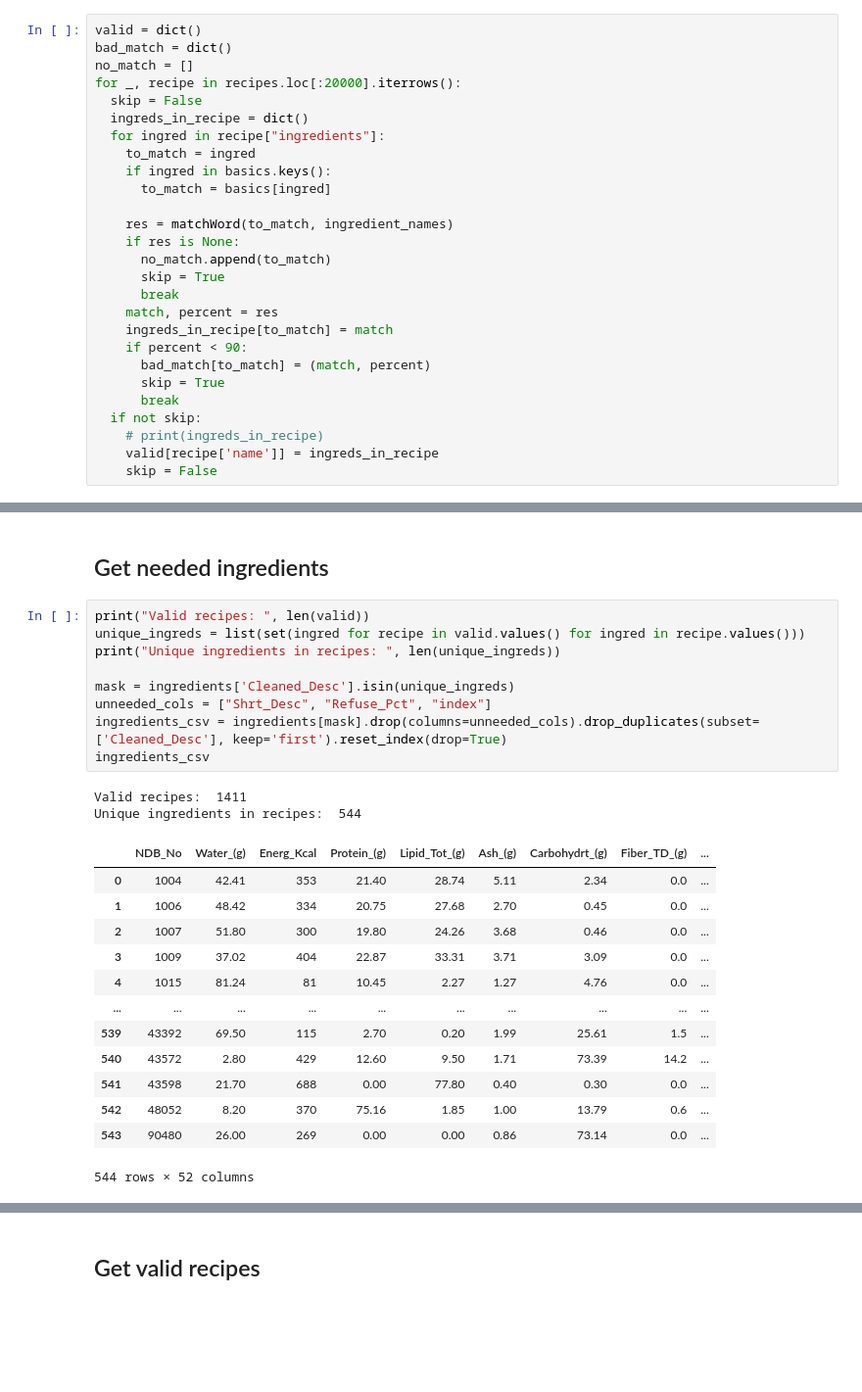
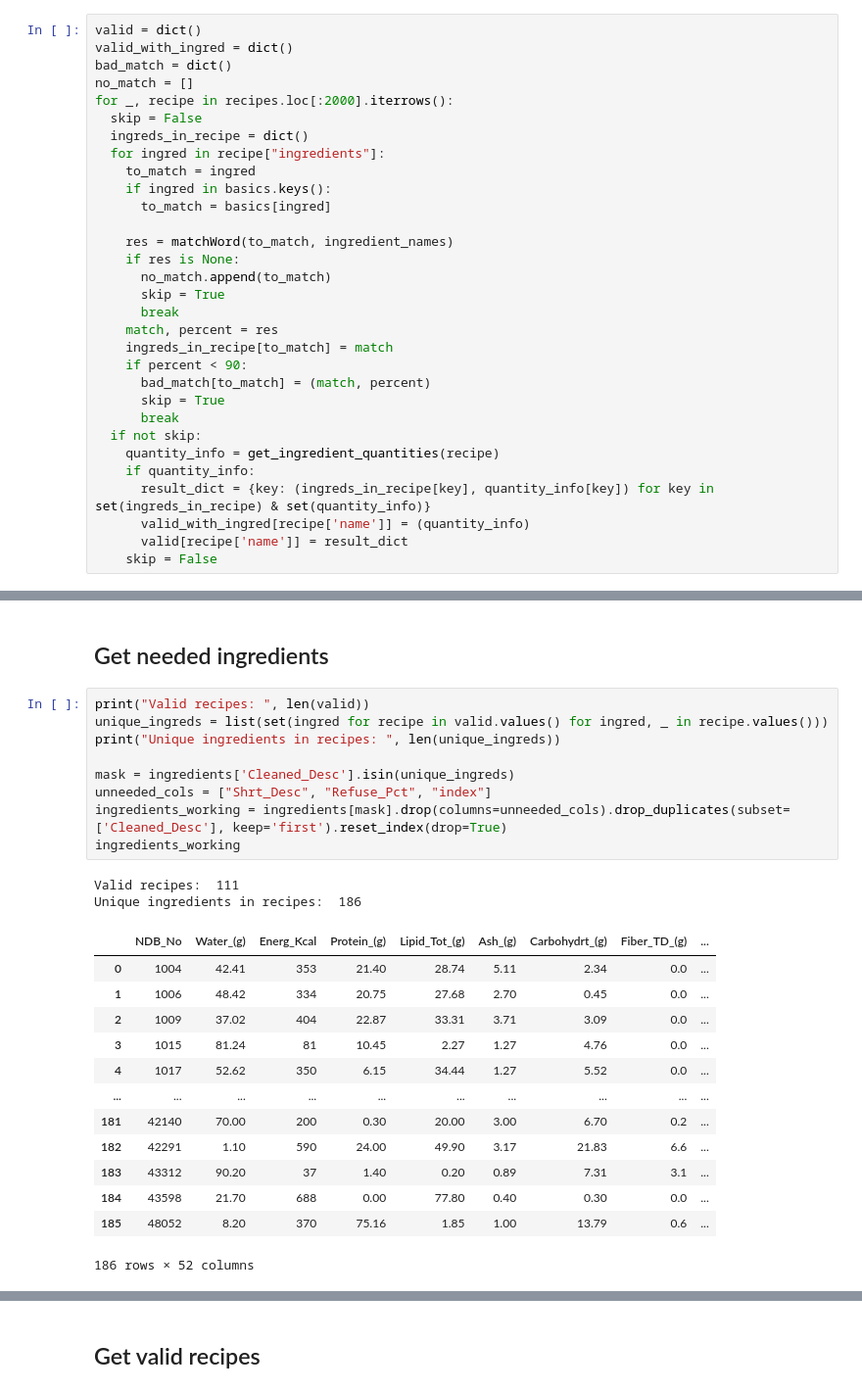
Before and after one commit to aprinawang/db-project, a Jupyter notebook: data/generate_csv.ipynb, the cells around one changed output, grey strips where cells are left out. Shown at 98% size. Cells and saved outputs as stored; diff of their text form; blank space fills up the shorter version.

```diff
--- a/data/generate_csv.ipynb
+++ b/data/generate_csv.ipynb
@@ -79,9 +176,10 @@ def matchWord(target, tomatch):
 #### Get recipes that match cleaned ingredients
 # %%
 valid = dict()
+valid_with_ingred = dict()
 bad_match = dict()
 no_match = []
-for _, recipe in recipes.loc[:20000].iterrows():
+for _, recipe in recipes.loc[:2000].iterrows():
   skip = False
   ingreds_in_recipe = dict()
   for ingred in recipe["ingredients"]:
@@ -101,6 +199,9 @@ for _, recipe in recipes.loc[:20000].iterrows():
       skip = True
       break
   if not skip:
-    # print(ingreds_in_recipe)
-    valid[recipe['name']] = ingreds_in_recipe
+    quantity_info = get_ingredient_quantities(recipe)
+    if quantity_info:
+      result_dict = {key: (ingreds_in_recipe[key], quantity_info[key]) for key in set(ingreds_in_recipe) & set(quantity_info)}
+      valid_with_ingred[recipe['name']] = (quantity_info)
+      valid[recipe['name']] = result_dict
     skip = False
@@ -108,26 +227,26 @@ for _, recipe in recipes.loc[:20000].iterrows():
 ## Get needed ingredients
 # %%
 print("Valid recipes: ", len(valid))
-unique_ingreds = list(set(ingred for recipe in valid.values() for ingred in recipe.values()))
+unique_ingreds = list(set(ingred for recipe in valid.values() for ingred, _ in recipe.values()))
 print("Unique ingredients in recipes: ", len(unique_ingreds))
 
 mask = ingredients['Cleaned_Desc'].isin(unique_ingreds)
 unneeded_cols = ["Shrt_Desc", "Refuse_Pct", "index"]
-ingredients_csv = ingredients[mask].drop(columns=unneeded_cols).drop_duplicates(subset=['Cleaned_Desc'], keep='first').reset_index(drop=True)
-ingredients_csv
+ingredients_working = ingredients[mask].drop(columns=unneeded_cols).drop_duplicates(subset=['Cleaned_Desc'], keep='first').reset_index(drop=True)
+ingredients_working
 # %% [output]
-Valid recipes:  1411
-Unique ingredients in recipes:  544
+Valid recipes:  111
+Unique ingredients in recipes:  186
 |  | NDB_No | Water_(g) | Energ_Kcal | Protein_(g) | Lipid_Tot_(g) | Ash_(g) | Carbohydrt_(g) | Fiber_TD_(g) | ... |
 | 0 | 1004 | 42.41 | 353 | 21.40 | 28.74 | 5.11 | 2.34 | 0.0 | ... |
 | 1 | 1006 | 48.42 | 334 | 20.75 | 27.68 | 2.70 | 0.45 | 0.0 | ... |
-| 2 | 1007 | 51.80 | 300 | 19.80 | 24.26 | 3.68 | 0.46 | 0.0 | ... |
-| 3 | 1009 | 37.02 | 404 | 22.87 | 33.31 | 3.71 | 3.09 | 0.0 | ... |
-| 4 | 1015 | 81.24 | 81 | 10.45 | 2.27 | 1.27 | 4.76 | 0.0 | ... |
+| 2 | 1009 | 37.02 | 404 | 22.87 | 33.31 | 3.71 | 3.09 | 0.0 | ... |
+| 3 | 1015 | 81.24 | 81 | 10.45 | 2.27 | 1.27 | 4.76 | 0.0 | ... |
+| 4 | 1017 | 52.62 | 350 | 6.15 | 34.44 | 1.27 | 5.52 | 0.0 | ... |
 | ... | ... | ... | ... | ... | ... | ... | ... | ... | ... |
-| 539 | 43392 | 69.50 | 115 | 2.70 | 0.20 | 1.99 | 25.61 | 1.5 | ... |
-| 540 | 43572 | 2.80 | 429 | 12.60 | 9.50 | 1.71 | 73.39 | 14.2 | ... |
-| 541 | 43598 | 21.70 | 688 | 0.00 | 77.80 | 0.40 | 0.30 | 0.0 | ... |
-| 542 | 48052 | 8.20 | 370 | 75.16 | 1.85 | 1.00 | 13.79 | 0.6 | ... |
-| 543 | 90480 | 26.00 | 269 | 0.00 | 0.00 | 0.86 | 73.14 | 0.0 | ... |
+| 181 | 42140 | 70.00 | 200 | 0.30 | 20.00 | 3.00 | 6.70 | 0.2 | ... |
+| 182 | 42291 | 1.10 | 590 | 24.00 | 49.90 | 3.17 | 21.83 | 6.6 | ... |
+| 183 | 43312 | 90.20 | 37 | 1.40 | 0.20 | 0.89 | 7.31 | 3.1 | ... |
+| 184 | 43598 | 21.70 | 688 | 0.00 | 77.80 | 0.40 | 0.30 | 0.0 | ... |
+| 185 | 48052 | 8.20 | 370 | 75.16 | 1.85 | 1.00 | 13.79 | 0.6 | ... |
-544 rows × 52 columns
+186 rows × 52 columns
```
Also changed, not shown: parts of 16 cells of this notebook, 8 other files.
